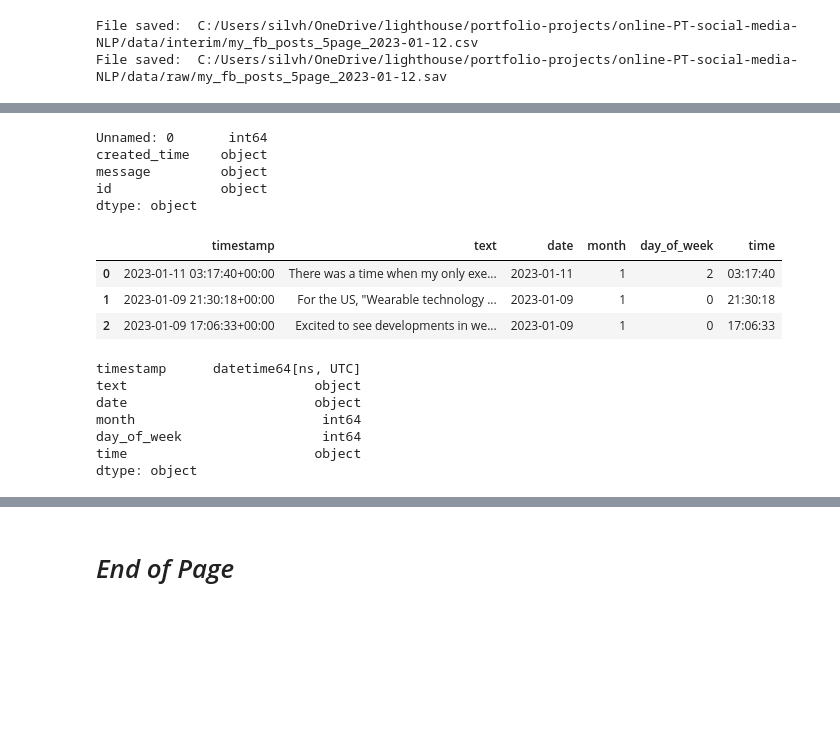
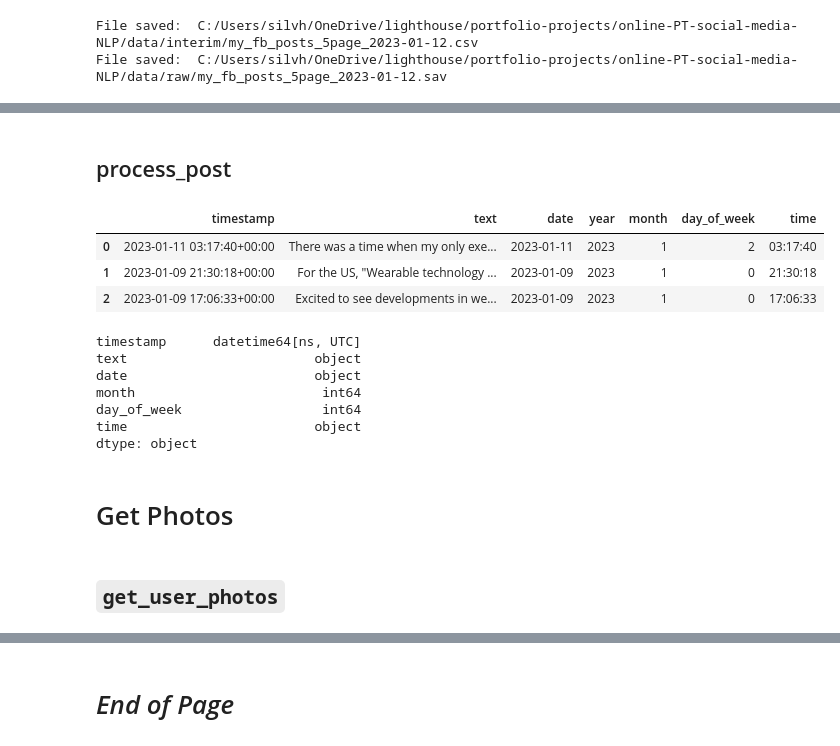
Before and after one commit to silvhua/online-PT-business-KPI, a Jupyter notebook: notebooks/2023-01-13 facebook API.ipynb, the cells around one changed output, grey strips where cells are left out. Saved outputs shown, nothing was run; the diff lists cells and outputs as text; code cells hidden in the pictures; blank space fills up the shorter version.

Commit message:
pull FB posts, photo data, photo URL; refine code

```diff
--- a/notebooks/2023-01-13 facebook API.ipynb
+++ b/notebooks/2023-01-13 facebook API.ipynb
@@ -77,8 +85,0 @@ Dataframe shape:  (119, 3)
-# %%
-df_5p.dtypes
-# %% [output]
-Unnamed: 0       int64
-created_time    object
-message         object
-id              object
-dtype: object
@@ -85,25 +91,30 @@ dtype: object
+# %% [markdown]
+## process_post
 # %%
 import re
 def process_post_df(df):
     """
     Convert dates in the json-derived dataframe into different formats.
     """
+    df.reset_index(drop=True, inplace=True)
     regex_date = r'.+T'
     df2 = pd.DataFrame()
     df2['timestamp'] = pd.to_datetime(df['created_time'])
     df2['text'] = df['message']
     df2['date'] = df2['timestamp'].dt.date
+    df2['year'] = df2['timestamp'].dt.year
     df2['month'] = df2['timestamp'].dt.month
     df2['day_of_week'] = df2['timestamp'].dt.dayofweek
+    df2['time'] = df2['timestamp'].dt.time
     df2['time'] = df2['timestamp'].dt.time
     return df2
 
 process_post_df(df_5p.head(3).copy())
 # %% [output]
-|  | timestamp | text | date | month | day_of_week | time |
-| 0 | 2023-01-11 03:17:40+00:00 | There was a time when my only exe... | 2023-01-11 | 1 | 2 | 03:17:40 |
-| 1 | 2023-01-09 21:30:18+00:00 | For the US, "Wearable technology ... | 2023-01-09 | 1 | 0 | 21:30:18 |
-| 2 | 2023-01-09 17:06:33+00:00 | Excited to see developments in we... | 2023-01-09 | 1 | 0 | 17:06:33 |
+|  | timestamp | text | date | year | month | day_of_week | time |
+| 0 | 2023-01-11 03:17:40+00:00 | There was a time when my only exe... | 2023-01-11 | 2023 | 1 | 2 | 03:17:40 |
+| 1 | 2023-01-09 21:30:18+00:00 | For the US, "Wearable technology ... | 2023-01-09 | 2023 | 1 | 0 | 21:30:18 |
+| 2 | 2023-01-09 17:06:33+00:00 | Excited to see developments in we... | 2023-01-09 | 2023 | 1 | 0 | 17:06:33 |
 # %%
 process_post_df(df_5p.head(3).copy()).dtypes
 # %% [output]
@@ -114,3 +125,7 @@ month                        int64
 day_of_week                  int64
 time                        object
 dtype: object
+# %% [markdown]
+# Get Photos
+# %% [markdown]
+## `get_user_photos`
```
Also changed, not shown: parts of 26 cells of this notebook.
